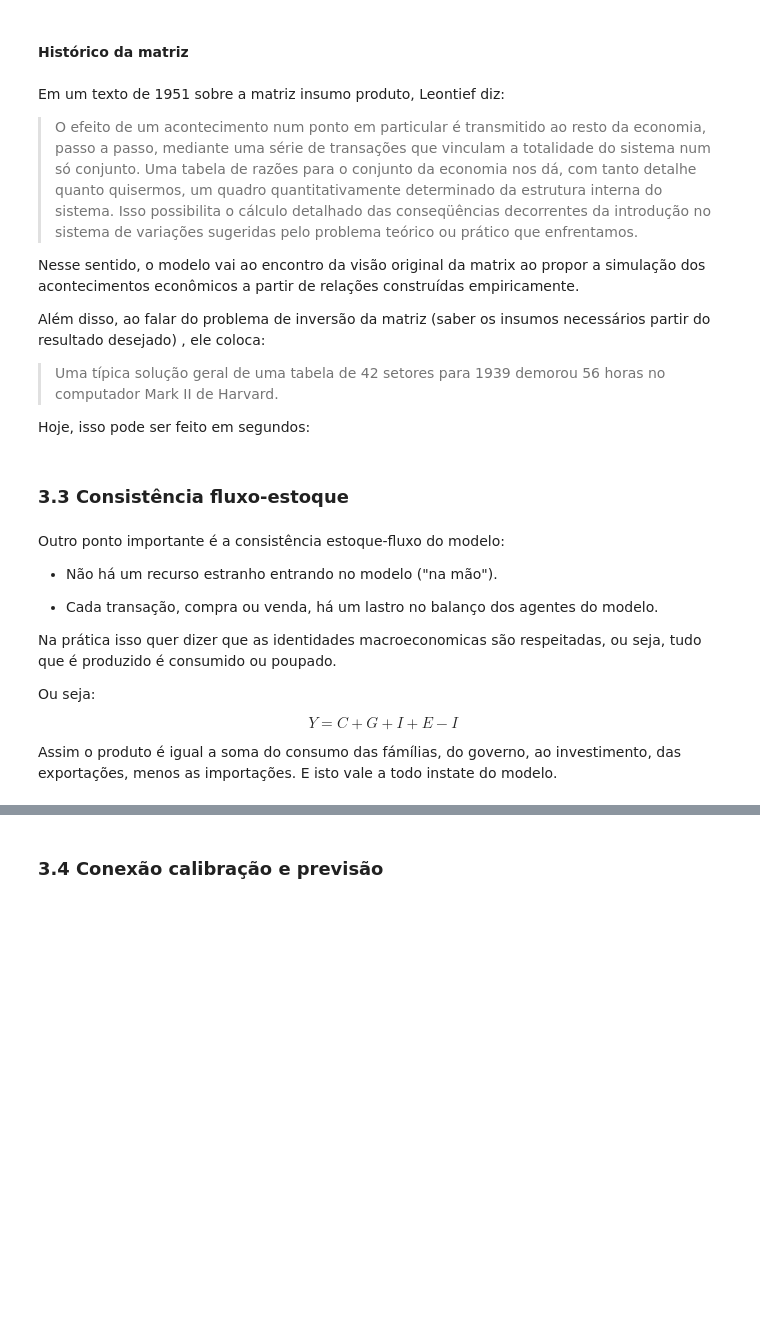
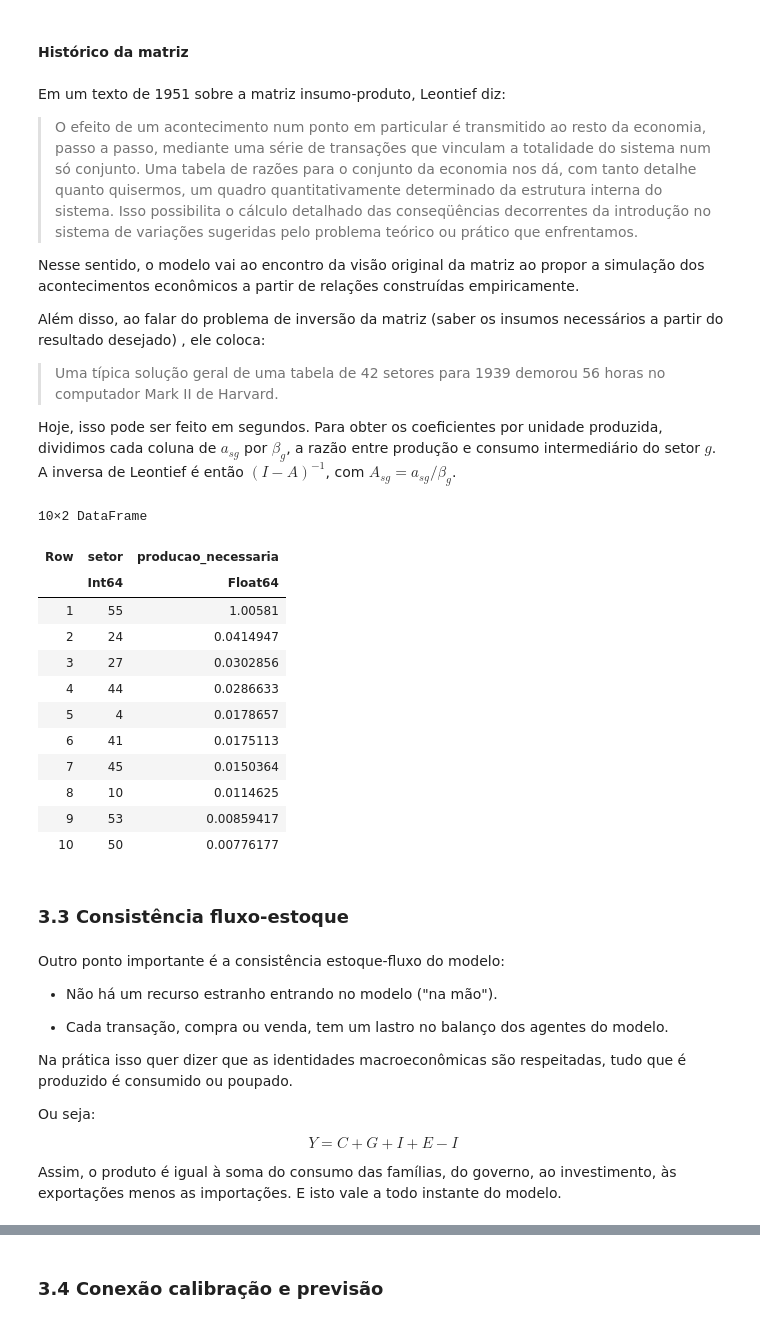
Before and after one commit to danielbandrade/BeforeIT-dba, a Jupyter notebook: dba-studies/seminario-economia/seminario-scx5013.ipynb, the cells around one changed output, grey strips where cells are left out. Drawn from its saved outputs; the diff is of its cells as text; code cells hidden in the pictures; blank space fills up the shorter version.

```diff
--- a/dba-studies/seminario-economia/conteúdo-seminario.ipynb
+++ b/dba-studies/seminario-economia/seminario-scx5013.ipynb
@@ -370,17 +370,42 @@ heatmap(io_weights, xlabel = "produtos", ylabel = "fornecedores",)
 # %% [markdown]
 #### Histórico da matriz
 # %% [markdown]
-Em um texto de 1951 sobre a matriz insumo produto, Leontief diz:
+Em um texto de 1951 sobre a matriz insumo-produto, Leontief diz:
 
 >O efeito de um acontecimento num ponto em particular é transmitido ao resto da economia, passo a passo, mediante uma série de transações que vinculam a totalidade do sistema num só conjunto. Uma tabela de razões para o conjunto da economia nos dá, com tanto detalhe quanto quisermos, um quadro quantitativamente determinado da estrutura interna do sistema. Isso possibilita o cálculo detalhado das conseqüências decorrentes da introdução no sistema de variações sugeridas pelo problema teórico ou prático que enfrentamos.
 
-Nesse sentido, o modelo vai ao encontro da visão original da matrix ao propor a simulação dos acontecimentos econômicos a partir de relações construídas empiricamente.
+Nesse sentido, o modelo vai ao encontro da visão original da matriz ao propor a simulação dos acontecimentos econômicos a partir de relações construídas empiricamente.
 
-Além disso, ao falar do problema de inversão da matriz (saber os insumos necessários partir do resultado desejado) , ele coloca:
+Além disso, ao falar do problema de inversão da matriz (saber os insumos necessários a partir do resultado desejado) , ele coloca:
 
 >Uma típica solução geral de uma tabela de 42 setores para 1939 demorou 56 horas no computador Mark II de Harvard.
 
-Hoje, isso pode ser feito em segundos:
+Hoje, isso pode ser feito em segundos. Para obter os coeficientes por unidade produzida, dividimos cada coluna de $a_{sg}$ por $\beta_g$, a razão entre produção e consumo intermediário do setor $g$. A inversa de Leontief é então $(I-A)^{-1}$, com $A_{sg}=a_{sg}/\beta_g$.
+# %%
+beta_s = vec(parameters["beta_s"])
+A = model.prop.a_sg ./ beta_s'  # insumo do setor s por unidade produzida no setor g
+inversa_leontief = inv(I - A)
+
+demanda_final = zeros(size(A, 1))
+demanda_final[55] = 1  # uma unidade adicional de demanda por educação
+producao_total = inversa_leontief * demanda_final
+
+setores = sortperm(producao_total; rev=true)[1:10]
+DataFrame(setor=setores, producao_necessaria=producao_total[setores])
+# %% [output]
+10×2 DataFrame
+| Row | setor | producao_necessaria |
+|  | Int64 | Float64 |
+| 1 | 55 | 1.00581 |
+| 2 | 24 | 0.0414947 |
+| 3 | 27 | 0.0302856 |
+| 4 | 44 | 0.0286633 |
+| 5 | 4 | 0.0178657 |
+| 6 | 41 | 0.0175113 |
+| 7 | 45 | 0.0150364 |
+| 8 | 10 | 0.0114625 |
+| 9 | 53 | 0.00859417 |
+| 10 | 50 | 0.00776177 |
 # %% [markdown]
 ### 3.3 Consistência fluxo-estoque
 # %% [markdown]
@@ -388,14 +413,14 @@ Outro ponto importante é a consistência estoque-fluxo do modelo:
 
 - Não há um recurso estranho entrando no modelo ("na mão").
 
-- Cada transação, compra ou venda, há um lastro no balanço dos agentes do modelo.
+- Cada transação, compra ou venda, tem um lastro no balanço dos agentes do modelo.
 
-Na prática isso quer dizer que as identidades macroeconomicas são respeitadas, ou seja, tudo que é produzido é consumido ou poupado.
+Na prática isso quer dizer que as identidades macroeconômicas são respeitadas, tudo que é produzido é consumido ou poupado.
 
 Ou seja:
 
 $$ Y = C + G + I + E - I $$
 
 
-Assim o produto é igual a soma do consumo das fámílias, do governo, ao investimento, das exportações, menos as importações. E isto vale a todo instate do modelo.
+Assim, o produto é igual à soma do consumo das famílias, do governo, ao investimento, às exportações menos as importações. E isto vale a todo instante do modelo.
 # %%
```
Also changed, not shown: parts of 22 cells of this notebook, 7 other files.
